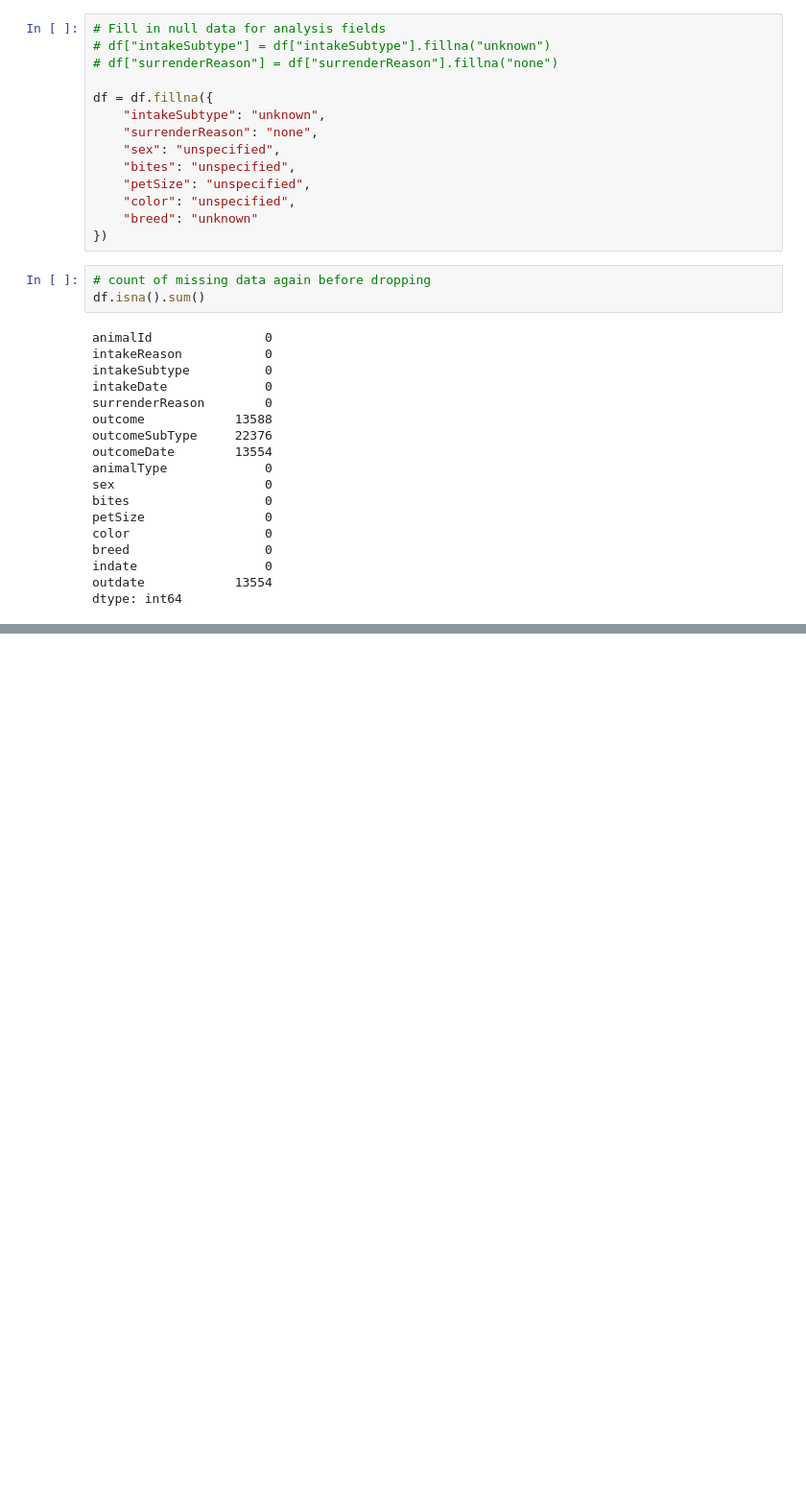
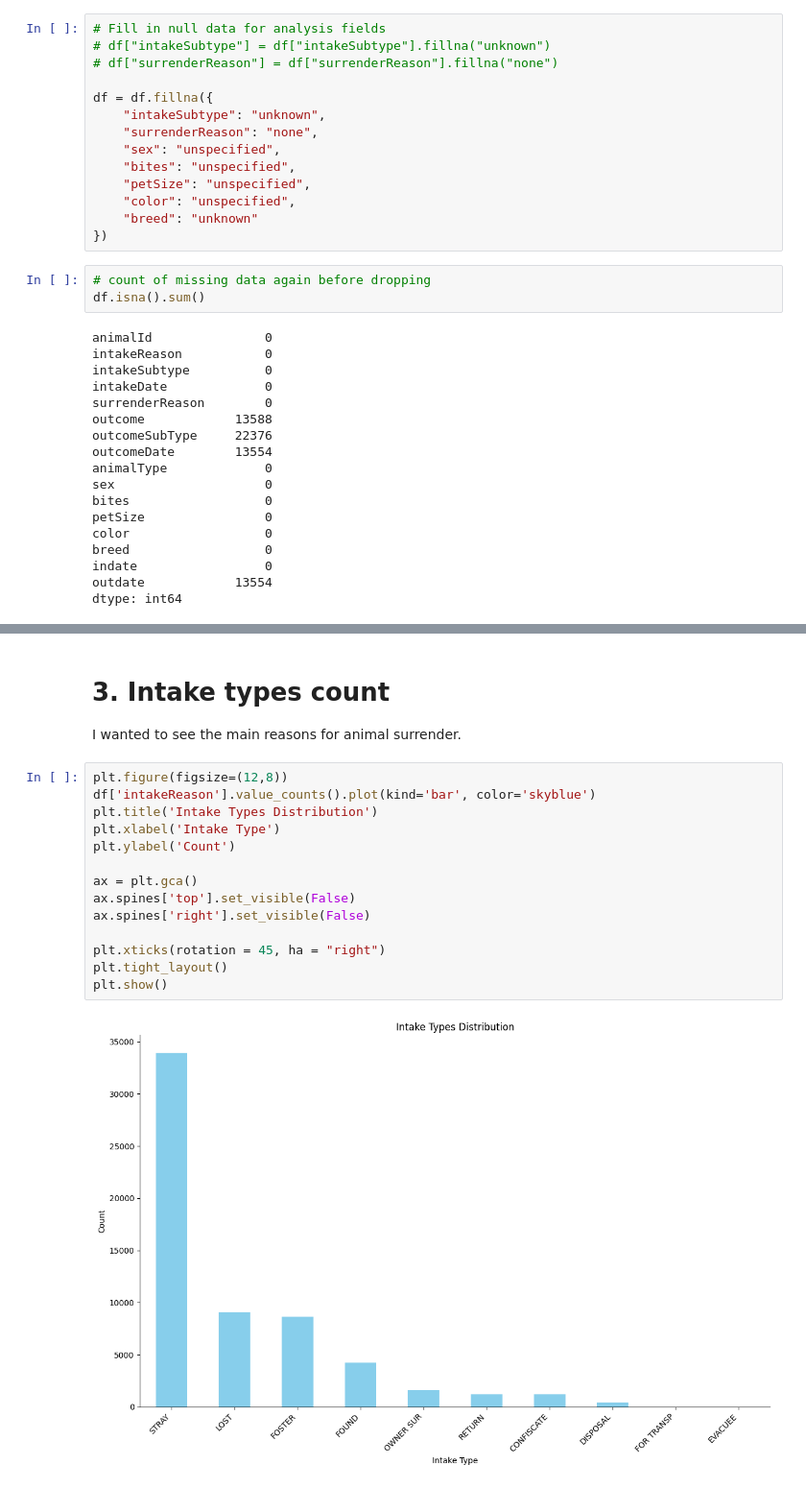
Before and after one commit to Kat910/mini_project_reppenKatrinia, a Jupyter notebook: notebook/mini_project.ipynb, the cells around one changed output, grey strips where cells are left out. Shown at 96% size. Saved outputs shown, nothing was run; the diff lists cells and outputs as text; blank space fills up the shorter version.

```diff
--- a/notebook/mini_project.ipynb
+++ b/notebook/mini_project.ipynb
@@ -256,0 +289,19 @@ dtype: int64
+# %% [markdown]
+# 3. Intake types count
+I wanted to see the main reasons for animal surrender.
+# %%
+plt.figure(figsize=(12,8))
+df['intakeReason'].value_counts().plot(kind='bar', color='skyblue')
+plt.title('Intake Types Distribution')
+plt.xlabel('Intake Type')
+plt.ylabel('Count')
+
+ax = plt.gca()
+ax.spines['top'].set_visible(False)
+ax.spines['right'].set_visible(False)
+
+plt.xticks(rotation = 45, ha = "right")
+plt.tight_layout()
+plt.show()
+# %% [output]
+[figure, added]
```
Also changed, not shown: parts of 5 cells of this notebook.
